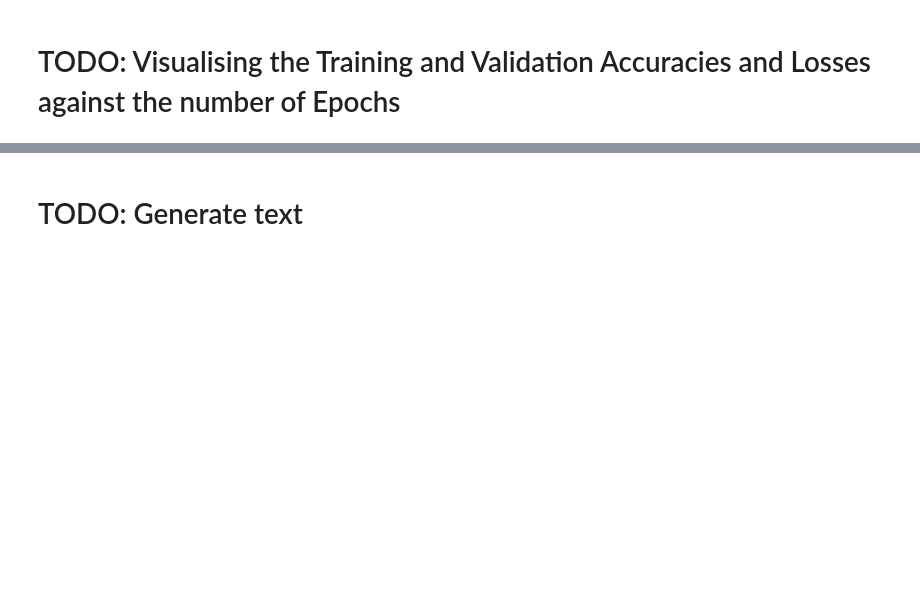
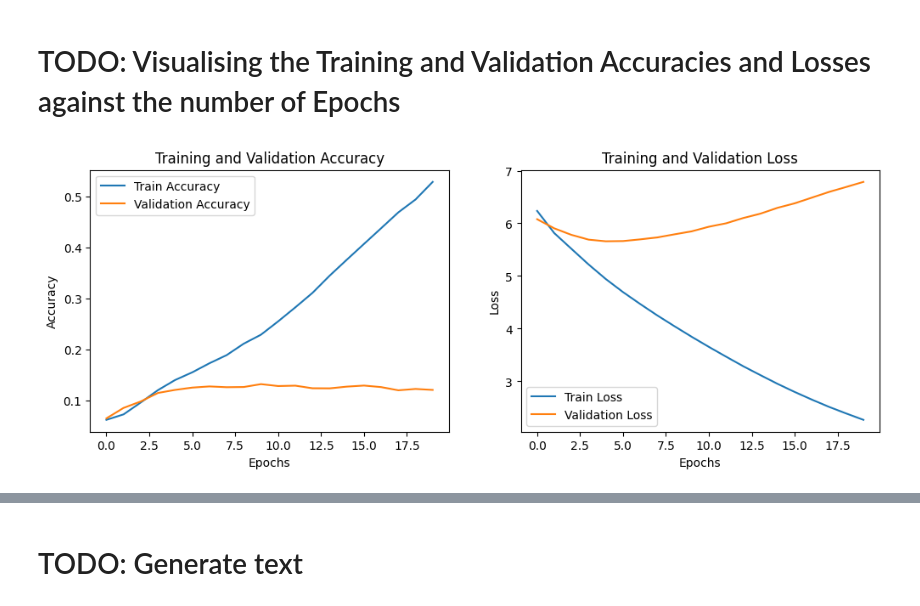
Before and after one commit to mr-nudo/intelligent-tools, a Jupyter notebook: LSTM.ipynb, the cells around one changed output, grey strips where cells are left out. Saved outputs shown, nothing was run; the diff lists cells and outputs as text; code cells hidden in the pictures; blank space fills up the shorter version.

```diff
--- a/LSTM.ipynb
+++ b/LSTM.ipynb
@@ -109,0 +111,12 @@ Validation labels size: (5282, 2751)
+# %%
+# Define the simple LSTM model
+model = Sequential()
+model.add(Embedding(input_dim=len(tokenizer.word_index) + 1, output_dim=100, input_length=max_sequence_length - 1))
+model.add(LSTM(150))
+model.add(Dense(len(tokenizer.word_index) + 1, activation='softmax'))
+
+# Compile the model
+model.compile(loss='categorical_crossentropy', optimizer='adam', metrics=['accuracy'])
+
+# Model summary
+model.summary()
@@ -113,0 +141,3 @@ Validation labels size: (5282, 2751)
+# %%
+# Train your model
+history = model.fit(X_train, y_train, epochs=20, validation_data=(X_val, y_val), verbose=2)
@@ -117,0 +164,25 @@ Validation labels size: (5282, 2751)
+# %%
+# Plotting the training and validation loss and accuracy
+plt.figure(figsize=(12, 4))
+
+# Accuracy plot
+plt.subplot(1, 2, 1)
+plt.plot(history.history['accuracy'], label='Train Accuracy')
+plt.plot(history.history['val_accuracy'], label='Validation Accuracy')
+plt.xlabel('Epochs')
+plt.ylabel('Accuracy')
+plt.legend()
+plt.title('Training and Validation Accuracy')
+
+# Loss plot
+plt.subplot(1, 2, 2)
+plt.plot(history.history['loss'], label='Train Loss')
+plt.plot(history.history['val_loss'], label='Validation Loss')
+plt.xlabel('Epochs')
+plt.ylabel('Loss')
+plt.legend()
+plt.title('Training and Validation Loss')
+
+plt.show()
+# %% [output]
+[figure, added]
```
Also changed, not shown: parts of 9 cells of this notebook.
